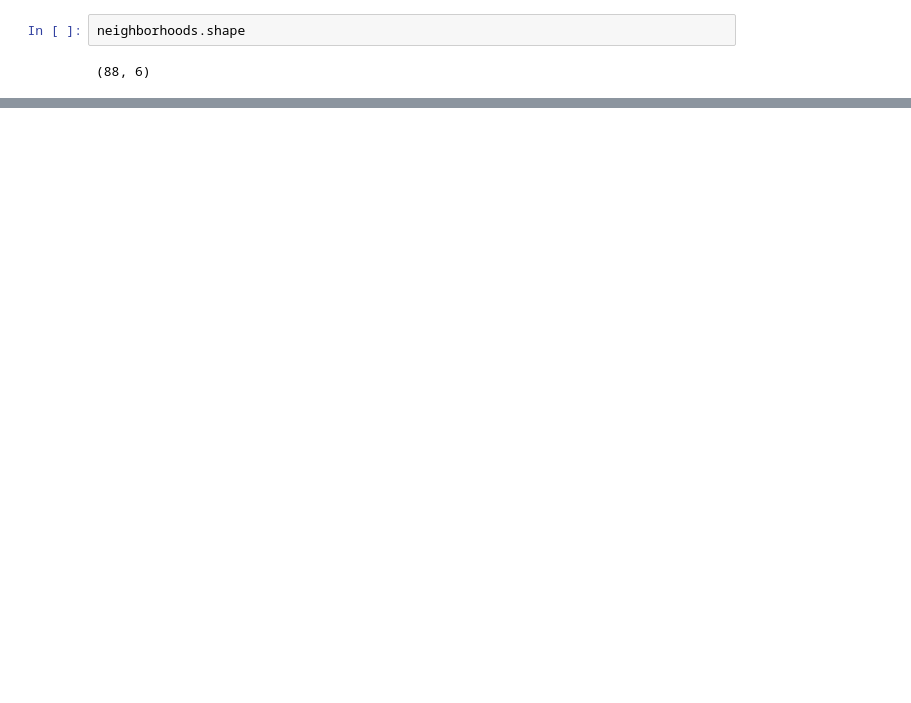
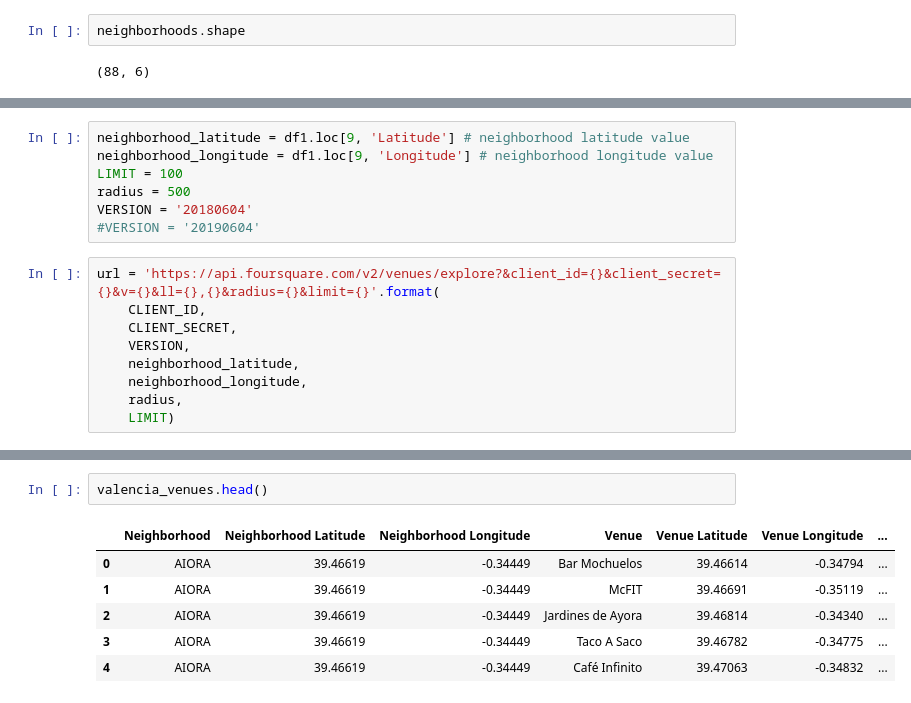
Before and after one commit to jocalte/Coursera_Capstone, a Jupyter notebook: The Battle of Neighborhoods.ipynb, the cells around one changed output, grey strips where cells are left out. Saved outputs shown, nothing was run; the diff lists cells and outputs as text; blank space fills up the shorter version.

Commit message:
añadido datos de foursquare, añadido choropleth de precio y cantidad

```diff
--- a/The Battle of Neighborhoods.ipynb
+++ b/The Battle of Neighborhoods.ipynb
@@ -142,0 +217,16 @@ folium.GeoJson(data=(open("valencia_data.json", "r", encoding="utf-8-sig")).read
+# %%
+neighborhood_latitude = df1.loc[9, 'Latitude'] # neighborhood latitude value
+neighborhood_longitude = df1.loc[9, 'Longitude'] # neighborhood longitude value
+LIMIT = 100
+radius = 500
+VERSION = '20180604'
+#VERSION = '20190604'
+# %%
+url = 'https://api.foursquare.com/v2/venues/explore?&client_id={}&client_secret={}&v={}&ll={},{}&radius={}&limit={}'.format(
+    CLIENT_ID,
+    CLIENT_SECRET,
+    VERSION,
+    neighborhood_latitude,
+    neighborhood_longitude,
+    radius,
+    LIMIT)
@@ -142,0 +314,9 @@ folium.GeoJson(data=(open("valencia_data.json", "r", encoding="utf-8-sig")).read
+# %%
+valencia_venues.head()
+# %% [output]
+|  | Neighborhood | Neighborhood Latitude | Neighborhood Longitude | Venue | Venue Latitude | Venue Longitude | ... |
+| 0 | AIORA | 39.46619 | -0.34449 | Bar Mochuelos | 39.46614 | -0.34794 | ... |
+| 1 | AIORA | 39.46619 | -0.34449 | McFIT | 39.46691 | -0.35119 | ... |
+| 2 | AIORA | 39.46619 | -0.34449 | Jardines de Ayora | 39.46814 | -0.34340 | ... |
+| 3 | AIORA | 39.46619 | -0.34449 | Taco A Saco | 39.46782 | -0.34775 | ... |
+| 4 | AIORA | 39.46619 | -0.34449 | Café Infinito | 39.47063 | -0.34832 | ... |
```
Also changed, not shown: parts of 21 cells of this notebook.
